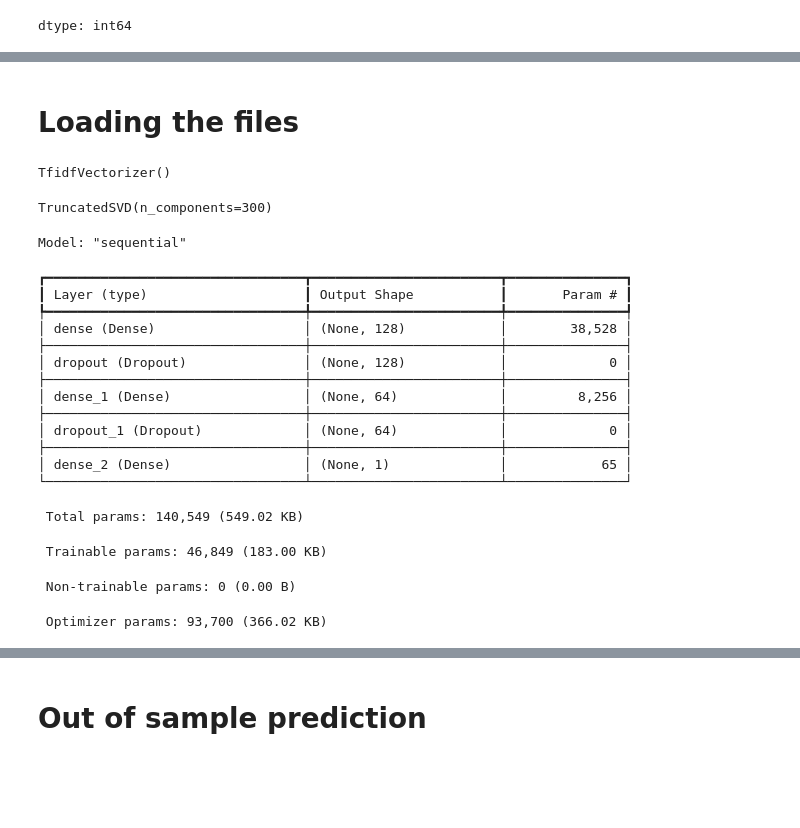
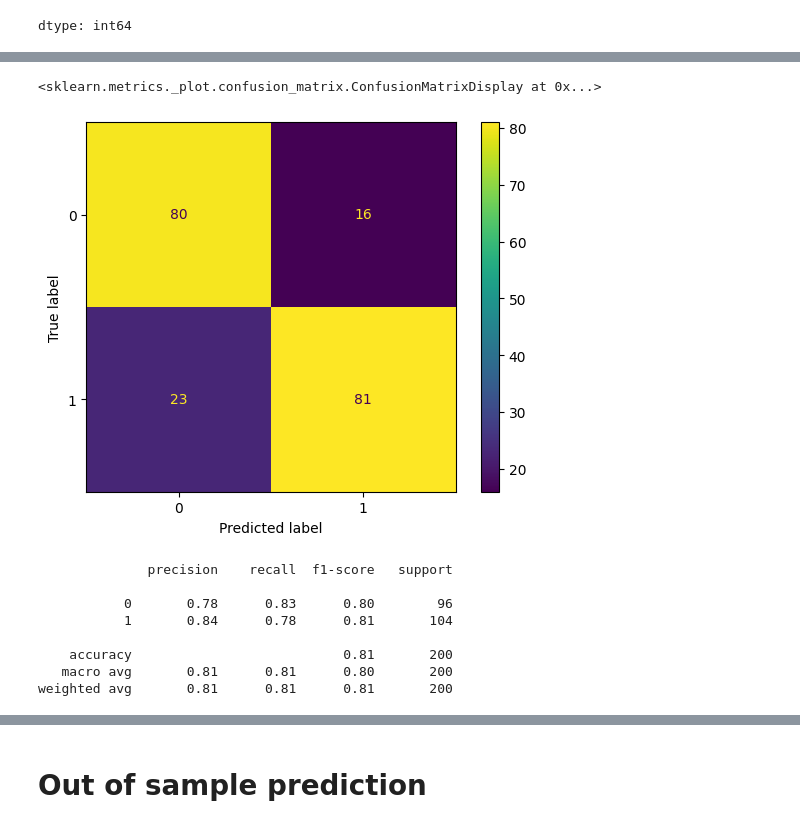
Before and after one commit to utkarshg1/Test1, a Jupyter notebook: Sentiment_analysis.ipynb, the cells around one changed output, grey strips where cells are left out. Saved outputs shown, nothing was run; the diff lists cells and outputs as text; code cells hidden in the pictures; blank space fills up the shorter version.

```diff
--- a/Sentiment_analysis.ipynb
+++ b/Sentiment_analysis.ipynb
@@ -328,0 +308,3 @@ array([0, 1, 1, 1, 1])
+# %%
+ytest_pred = [1 if prob >= 0.5 else 0 for prob in yprob_test]
+ytest_pred[0:5]
@@ -354,36 +323,19 @@ model.save("sentiment_model.keras")
-# %% [markdown]
-# Loading the files
-# %%
-tfidf = joblib.load("tfidf.joblib")
-tfidf
-# %% [output]
-TfidfVectorizer()
-# %%
-svd = joblib.load("svd.joblib")
-svd
-# %% [output]
-TruncatedSVD(n_components=300)
-# %%
-from keras.models import load_model
-
-model = load_model("sentiment_model.keras")
-model.summary()
-# %% [output]
-Model: "sequential"
-┏━━━━━━━━━━━━━━━━━━━━━━━━━━━━━━━━━┳━━━━━━━━━━━━━━━━━━━━━━━━┳━━━━━━━━━━━━━━━┓
-┃ Layer (type)                    ┃ Output Shape           ┃       Param # ┃
-┡━━━━━━━━━━━━━━━━━━━━━━━━━━━━━━━━━╇━━━━━━━━━━━━━━━━━━━━━━━━╇━━━━━━━━━━━━━━━┩
-│ dense (Dense)                   │ (None, 128)            │        38,528 │
-├─────────────────────────────────┼────────────────────────┼───────────────┤
-│ dropout (Dropout)               │ (None, 128)            │             0 │
-├─────────────────────────────────┼────────────────────────┼───────────────┤
-│ dense_1 (Dense)                 │ (None, 64)             │         8,256 │
-├─────────────────────────────────┼────────────────────────┼───────────────┤
-│ dropout_1 (Dropout)             │ (None, 64)             │             0 │
-├─────────────────────────────────┼────────────────────────┼───────────────┤
-│ dense_2 (Dense)                 │ (None, 1)              │            65 │
-└─────────────────────────────────┴────────────────────────┴───────────────┘
- Total params: 140,549 (549.02 KB)
- Trainable params: 46,849 (183.00 KB)
- Non-trainable params: 0 (0.00 B)
- Optimizer params: 93,700 (366.02 KB)
+# %%
+from sklearn.metrics import ConfusionMatrixDisplay
+ConfusionMatrixDisplay.from_predictions(ytest, ytest_pred)
+# %% [output]
+<sklearn.metrics._plot.confusion_matrix.ConfusionMatrixDisplay at 0x...>
+[figure, added]
+# %%
+from sklearn.metrics import classification_report
+
+print(classification_report(ytest, ytest_pred))
+# %% [output]
+              precision    recall  f1-score   support
+
+           0       0.78      0.83      0.80        96
+           1       0.84      0.78      0.81       104
+
+    accuracy                           0.81       200
+   macro avg       0.81      0.81      0.80       200
+weighted avg       0.81      0.81      0.81       200
```
Also changed, not shown: parts of 73 cells of this notebook.
